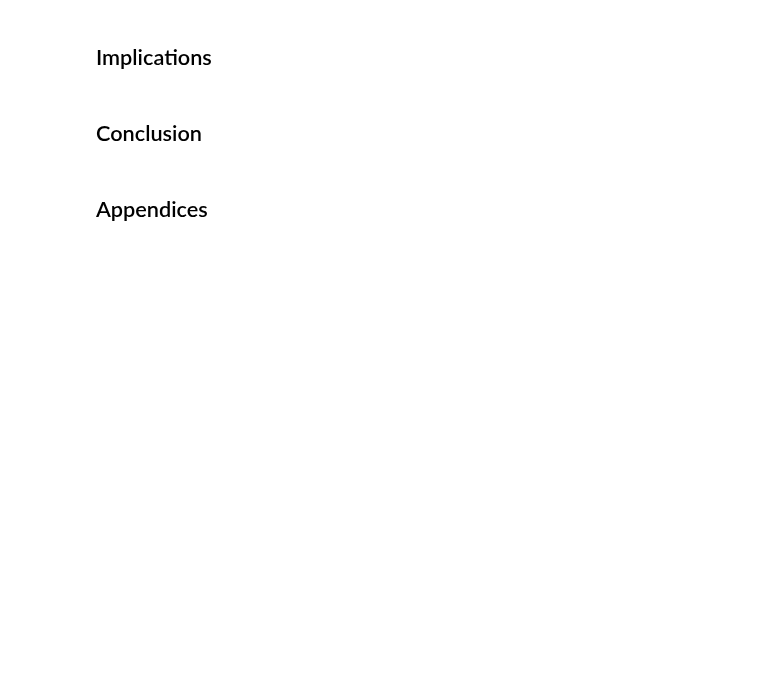
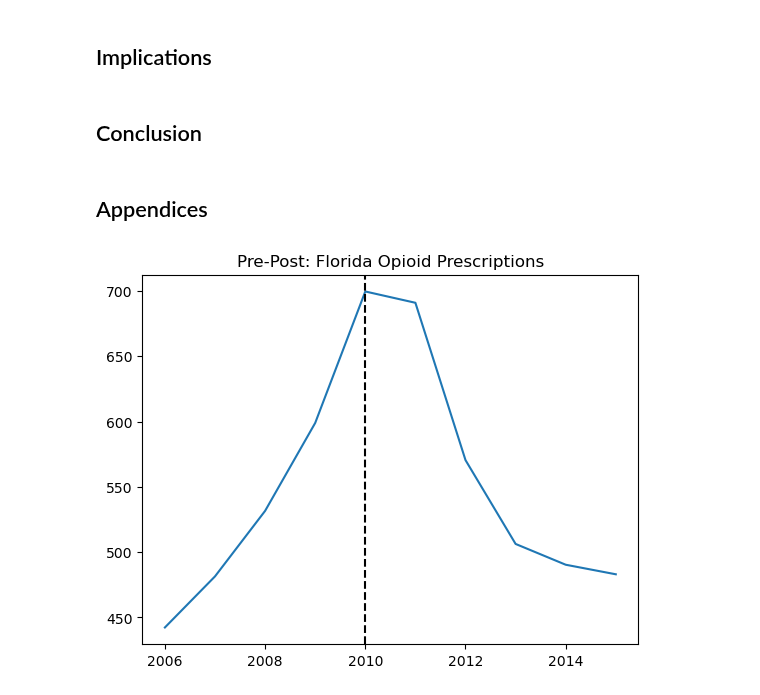
Before and after one commit to rakiranelson/IDS590-Opioids-Final-Project, a Jupyter notebook: opioid_dsm.ipynb, the cells around one changed output. Drawn from its saved outputs; the diff is of its cells as text; code cells hidden in the pictures; blank space fills up the shorter version.

```diff
--- a/opioid_dsm.ipynb
+++ b/opioid_dsm.ipynb
@@ -10,6 +10,10 @@ import matplotlib.pyplot as plt
 
 pd.set_option("mode.copy_on_write", True)
 
-opioids = pd.read_csv("data/opioids_clean.csv")
-opioids = opioids.copy()
-opioids = opioids.drop(columns=["Unnamed: 0"])
+opioids_prescriptions = pd.read_csv("data/opioids_clean.csv")
+opioids_prescriptions = opioids_prescriptions.copy()
+opioids_prescriptions = opioids_prescriptions.drop(columns=["Unnamed: 0"])
+
+opioids_deaths = pd.read_csv("data/opioids_deaths.csv")
+opioids_deaths = opioids_deaths.copy()
+opioids_deaths = opioids_deaths.drop(columns=["Unnamed: 0"])
@@ -49,3 +237,13 @@ The remainder of this memo provides the evidence required to make these decision
 ## Conclusion
 # %% [markdown]
 ## Appendices
+# %%
+fl = opioids_states_prescriptions[opioids_states_prescriptions["state"] == "FLORIDA"]
+mean_fl = fl.groupby("year")["prescriptions_per_1000"].mean()
+
+plt.plot(mean_fl.index, mean_fl.values)
+plt.axvline(2010, linestyle="--", color="black")
+plt.title("Pre-Post: Florida Opioid Prescriptions")
+plt.show()
+# %% [output]
+[figure, added]
```
Also changed, not shown: parts of 8 cells of this notebook.
